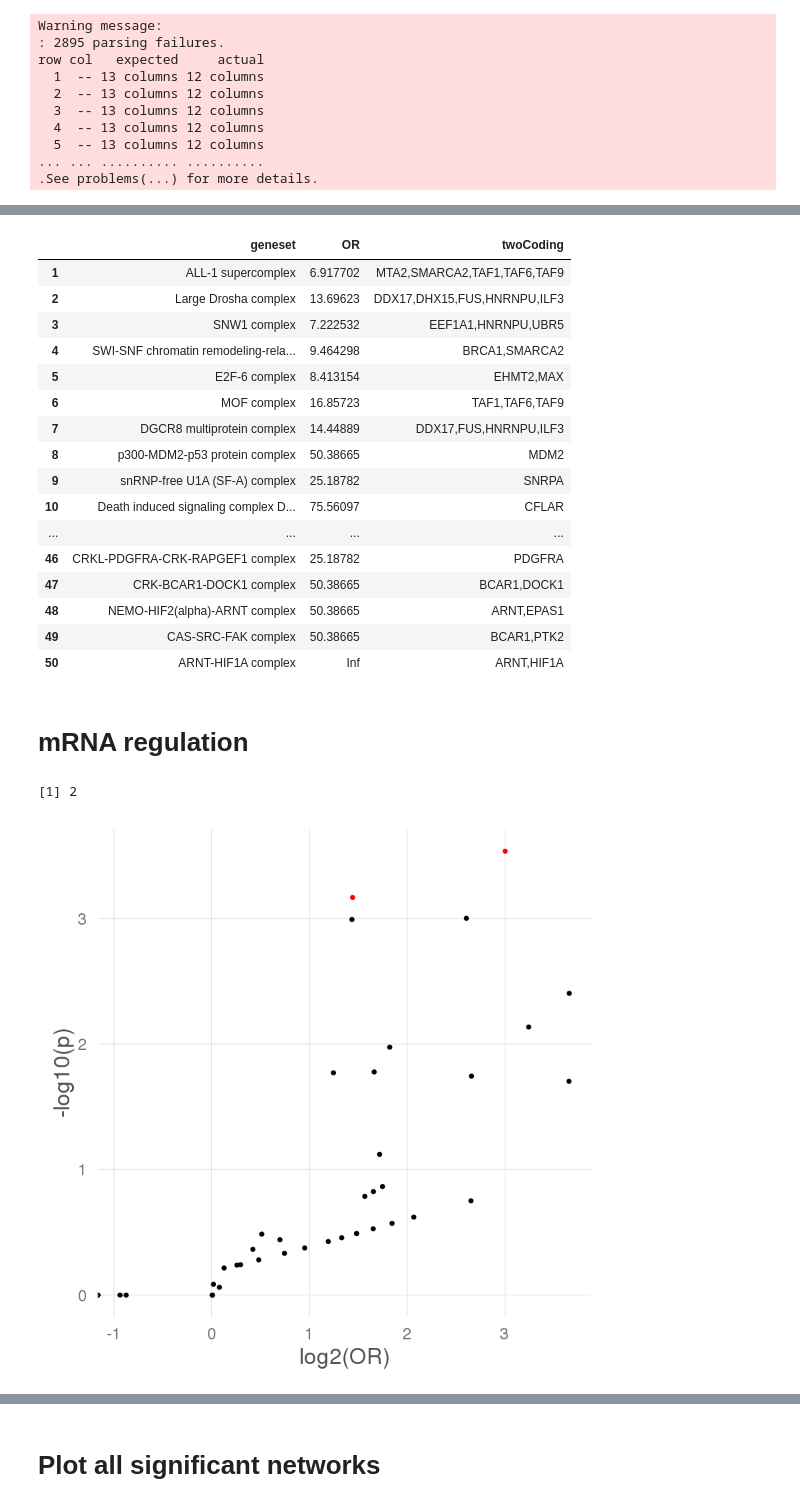
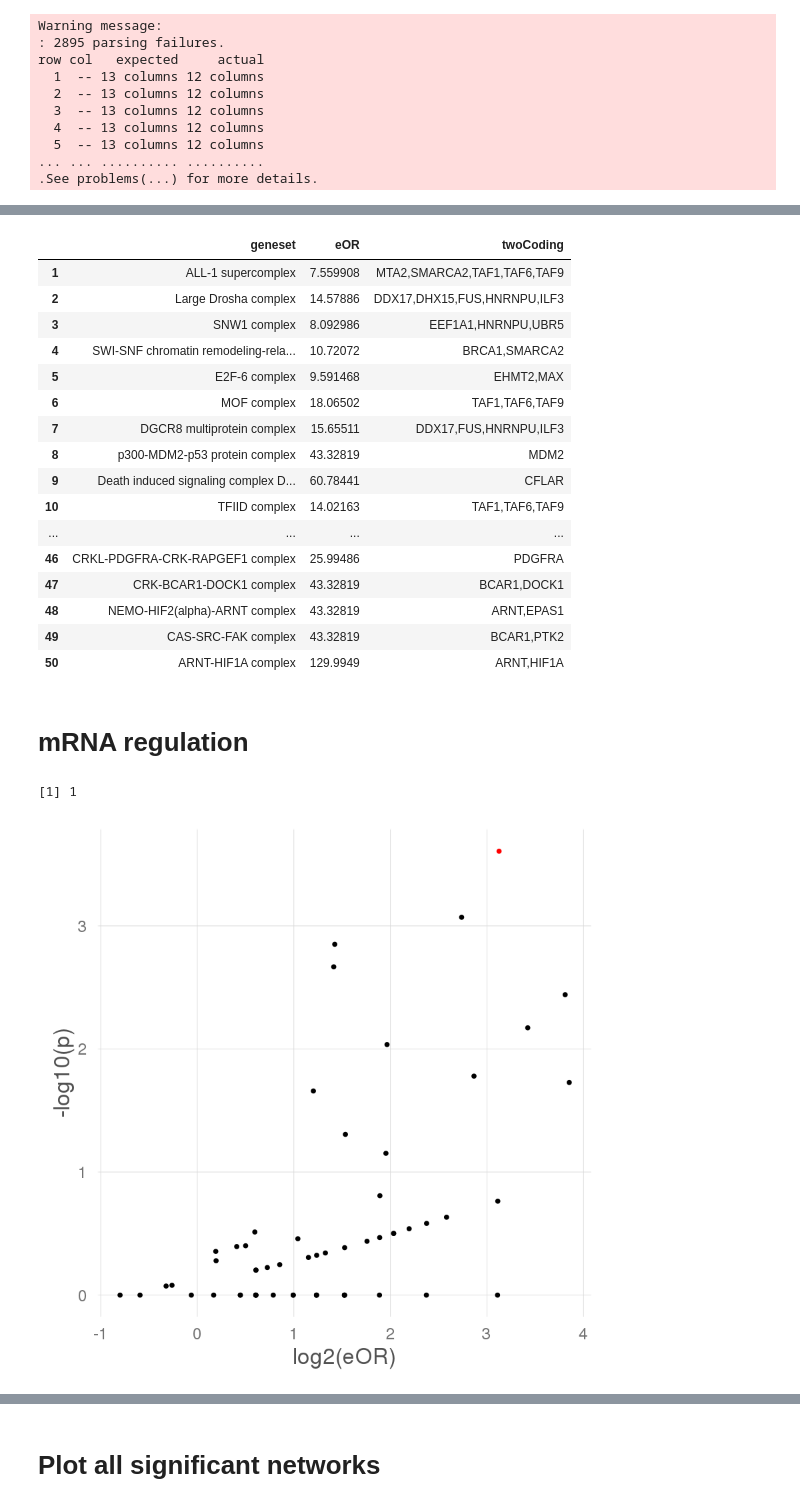
Before and after one commit to hclimente/smartas, a Jupyter notebook: structural_analysis/ppi_neighborhoods.ipynb, the cells around one changed output, grey strips where cells are left out. Cells and saved outputs as stored; diff of their text form; code cells hidden in the pictures.

```diff
--- a/structural_analysis/ppi_neighborhoods.ipynb
+++ b/structural_analysis/ppi_neighborhoods.ipynb
@@ -54,9 +54,12 @@ fisher.intersect <- function(gs, switches){
     nsi <- length(gs) - si
     nso <- nrow(allGenes) - (si + so + nsi)
 
-    f <- c(si,so,nsi,nso) %>% matrix(2,2) %>% fisher.test
+    m <- c(si,so,nsi,nso) %>% matrix(2,2)
+    f <- m %>% fisher.test(alternative = "greater")
+    em <- m + 0.5
+    eOR <- (em[1,1]*em[2,2])/(em[1,2]*em[2,1])
 
-    data.frame(p = f$p.value, OR = f$estimate,
+    data.frame(p = f$p.value, OR = f$estimate, eOR = eOR,
                switched = switches %>% filter(GeneId %in% gs) %>% .$Symbol %>% unique %>%
                            sort %>% paste(collapse = ","))
 
@@ -329,26 +332,26 @@ hist(complexes.test$adjp)
 # %%
 complexes.test %>%
-    filter(p < 0.01 & OR > 1 & driverAffected != "" & twoCoding != "") %>%
+    filter(p < 0.01 & eOR > 1 & driverAffected != "" & twoCoding != "") %>%
     arrange(desc(NumDrivers)) %>%
-    select(geneset,OR,twoCoding)
+    select(geneset,eOR,twoCoding)
 # %% [output]
-|  | geneset | OR | twoCoding |
-| 1 | ALL-1 supercomplex | 6.917702 | MTA2,SMARCA2,TAF1,TAF6,TAF9 |
-| 2 | Large Drosha complex | 13.69623 | DDX17,DHX15,FUS,HNRNPU,ILF3 |
-| 3 | SNW1 complex | 7.222532 | EEF1A1,HNRNPU,UBR5 |
-| 4 | SWI-SNF chromatin remodeling-rela... | 9.464298 | BRCA1,SMARCA2 |
-| 5 | E2F-6 complex | 8.413154 | EHMT2,MAX |
-| 6 | MOF complex | 16.85723 | TAF1,TAF6,TAF9 |
-| 7 | DGCR8 multiprotein complex | 14.44889 | DDX17,FUS,HNRNPU,ILF3 |
-| 8 | p300-MDM2-p53 protein complex | 50.38665 | MDM2 |
-| 9 | snRNP-free U1A (SF-A) complex | 25.18782 | SNRPA |
-| 10 | Death induced signaling complex D... | 75.56097 | CFLAR |
+|  | geneset | eOR | twoCoding |
+| 1 | ALL-1 supercomplex | 7.559908 | MTA2,SMARCA2,TAF1,TAF6,TAF9 |
+| 2 | Large Drosha complex | 14.57886 | DDX17,DHX15,FUS,HNRNPU,ILF3 |
+| 3 | SNW1 complex | 8.092986 | EEF1A1,HNRNPU,UBR5 |
+| 4 | SWI-SNF chromatin remodeling-rela... | 10.72072 | BRCA1,SMARCA2 |
+| 5 | E2F-6 complex | 9.591468 | EHMT2,MAX |
+| 6 | MOF complex | 18.06502 | TAF1,TAF6,TAF9 |
+| 7 | DGCR8 multiprotein complex | 15.65511 | DDX17,FUS,HNRNPU,ILF3 |
+| 8 | p300-MDM2-p53 protein complex | 43.32819 | MDM2 |
+| 9 | Death induced signaling complex D... | 60.78441 | CFLAR |
+| 10 | TFIID complex | 14.02163 | TAF1,TAF6,TAF9 |
 | ... | ... | ... | ... |
-| 46 | CRKL-PDGFRA-CRK-RAPGEF1 complex | 25.18782 | PDGFRA |
-| 47 | CRK-BCAR1-DOCK1 complex | 50.38665 | BCAR1,DOCK1 |
-| 48 | NEMO-HIF2(alpha)-ARNT complex | 50.38665 | ARNT,EPAS1 |
-| 49 | CAS-SRC-FAK complex | 50.38665 | BCAR1,PTK2 |
-| 50 | ARNT-HIF1A complex | Inf | ARNT,HIF1A |
+| 46 | CRKL-PDGFRA-CRK-RAPGEF1 complex | 25.99486 | PDGFRA |
+| 47 | CRK-BCAR1-DOCK1 complex | 43.32819 | BCAR1,DOCK1 |
+| 48 | NEMO-HIF2(alpha)-ARNT complex | 43.32819 | ARNT,EPAS1 |
+| 49 | CAS-SRC-FAK complex | 43.32819 | BCAR1,PTK2 |
+| 50 | ARNT-HIF1A complex | 129.9949 | ARNT,HIF1A |
 # %% [markdown]
 # mRNA regulation
 # %%
@@ -381,14 +384,14 @@ mrna.test %>%
 # %%
 # volcano plot
 ggplot() +
-    geom_point(data = subset(mrna.test, adjp > 0.05 | OR < 1), aes(x = log2(OR), y = -log10(p))) +
-    geom_point(data = subset(mrna.test, adjp < 0.05 & OR > 1), aes(x = log2(OR), y = -log10(p)),
+    geom_point(data = subset(mrna.test, adjp > 0.05 | eOR < 1), aes(x = log2(eOR), y = -log10(p))) +
+    geom_point(data = subset(mrna.test, adjp < 0.05 & eOR > 1), aes(x = log2(eOR), y = -log10(p)),
                color = "red") +
     clean_theme()
 
-subset(mrna.test, adjp < 0.05 & OR > 1) %>% nrow
+subset(mrna.test, adjp < 0.05 & eOR > 1) %>% nrow
 # %% [output]
-[1] 2
+[1] 1
-[figure, old version]
+[figure, new version]
 # %%
 mrna.test %>%
```
Also changed, not shown: parts of 6 cells of this notebook, 59 other files.
